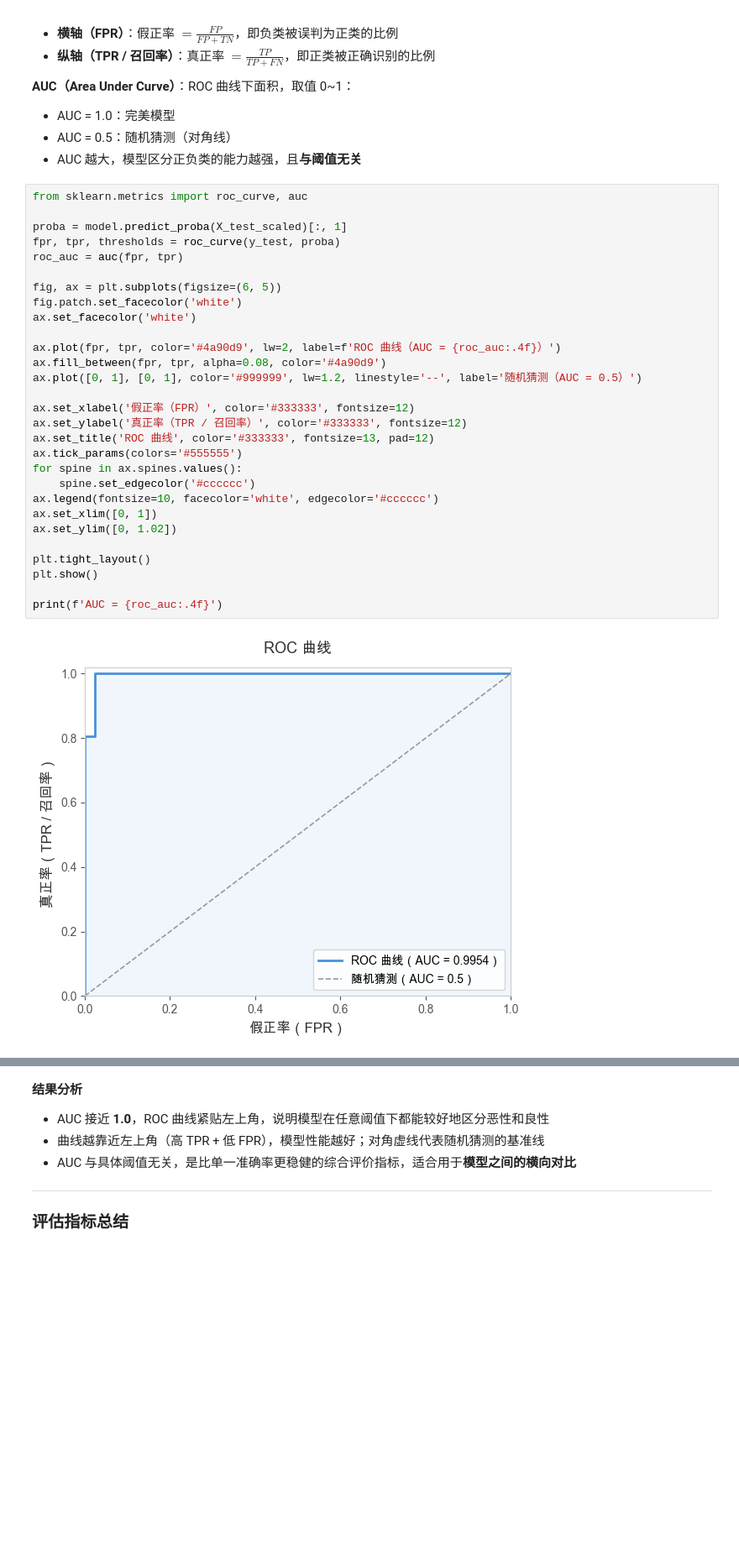
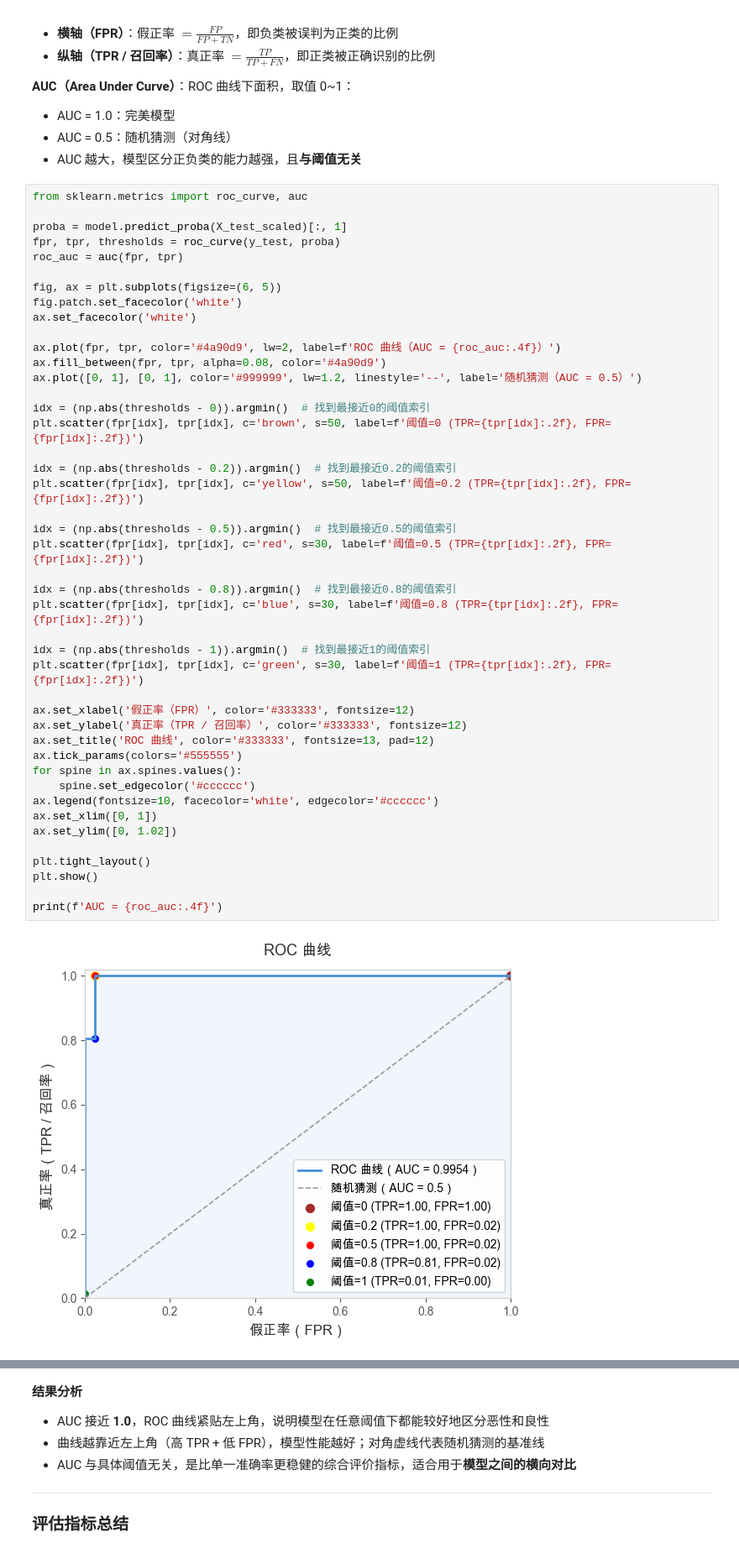
Before and after one commit to sunluyong/ai-101, a Jupyter notebook: code/logistic_regression.ipynb, the cells around one changed output, grey strips where cells are left out. Shown at 84% size. Cells and saved outputs as stored; diff of their text form; blank space fills up the shorter version.

```diff
--- a/code/logistic_regression.ipynb
+++ b/code/logistic_regression.ipynb
@@ -531,34 +547,49 @@ weighted avg       0.98      0.98      0.98       114
 # %%
 from sklearn.metrics import roc_curve, auc
 
 proba = model.predict_proba(X_test_scaled)[:, 1]
 fpr, tpr, thresholds = roc_curve(y_test, proba)
 roc_auc = auc(fpr, tpr)
 
 fig, ax = plt.subplots(figsize=(6, 5))
 fig.patch.set_facecolor('white')
 ax.set_facecolor('white')
 
 ax.plot(fpr, tpr, color='#4a90d9', lw=2, label=f'ROC 曲线（AUC = {roc_auc:.4f}）')
 ax.fill_between(fpr, tpr, alpha=0.08, color='#4a90d9')
 ax.plot([0, 1], [0, 1], color='#999999', lw=1.2, linestyle='--', label='随机猜测（AUC = 0.5）')
 
+idx = (np.abs(thresholds - 0)).argmin()  # 找到最接近0的阈值索引
+plt.scatter(fpr[idx], tpr[idx], c='brown', s=50, label=f'阈值=0 (TPR={tpr[idx]:.2f}, FPR={fpr[idx]:.2f})')
+
+idx = (np.abs(thresholds - 0.2)).argmin()  # 找到最接近0.2的阈值索引
+plt.scatter(fpr[idx], tpr[idx], c='yellow', s=50, label=f'阈值=0.2 (TPR={tpr[idx]:.2f}, FPR={fpr[idx]:.2f})')
+
+idx = (np.abs(thresholds - 0.5)).argmin()  # 找到最接近0.5的阈值索引
+plt.scatter(fpr[idx], tpr[idx], c='red', s=30, label=f'阈值=0.5 (TPR={tpr[idx]:.2f}, FPR={fpr[idx]:.2f})')
+
+idx = (np.abs(thresholds - 0.8)).argmin()  # 找到最接近0.8的阈值索引
+plt.scatter(fpr[idx], tpr[idx], c='blue', s=30, label=f'阈值=0.8 (TPR={tpr[idx]:.2f}, FPR={fpr[idx]:.2f})')
+
+idx = (np.abs(thresholds - 1)).argmin()  # 找到最接近1的阈值索引
+plt.scatter(fpr[idx], tpr[idx], c='green', s=30, label=f'阈值=1 (TPR={tpr[idx]:.2f}, FPR={fpr[idx]:.2f})')
+
 ax.set_xlabel('假正率（FPR）', color='#333333', fontsize=12)
 ax.set_ylabel('真正率（TPR / 召回率）', color='#333333', fontsize=12)
 ax.set_title('ROC 曲线', color='#333333', fontsize=13, pad=12)
 ax.tick_params(colors='#555555')
 for spine in ax.spines.values():
     spine.set_edgecolor('#cccccc')
 ax.legend(fontsize=10, facecolor='white', edgecolor='#cccccc')
 ax.set_xlim([0, 1])
 ax.set_ylim([0, 1.02])
 
 plt.tight_layout()
 plt.show()
 
 print(f'AUC = {roc_auc:.4f}')
 # %% [output]
-[figure, old version]
+[figure, new version]
 AUC = 0.9954
 # %% [markdown]
 **结果分析**
```
Also changed, not shown: parts of 3 cells of this notebook, 1 other file.
